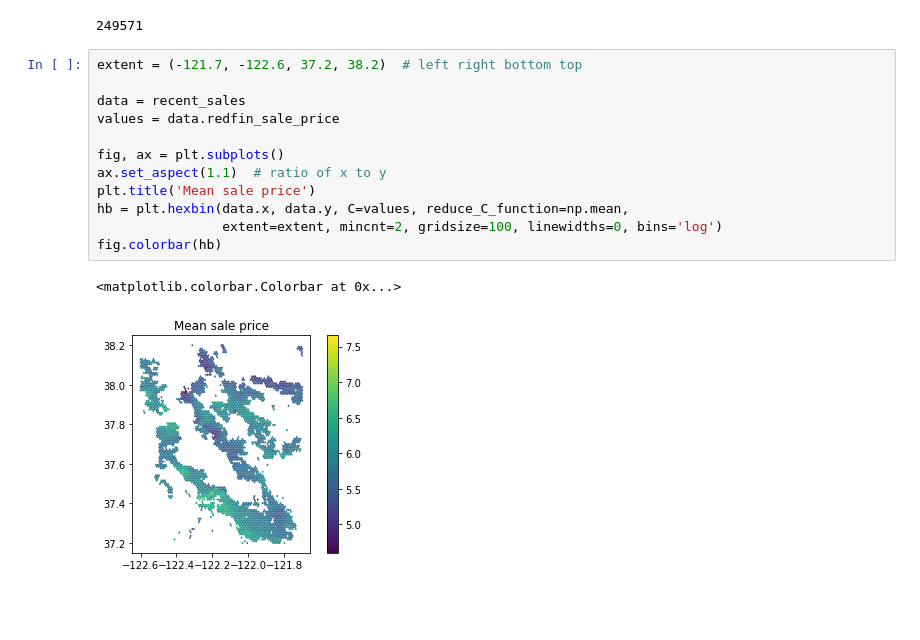
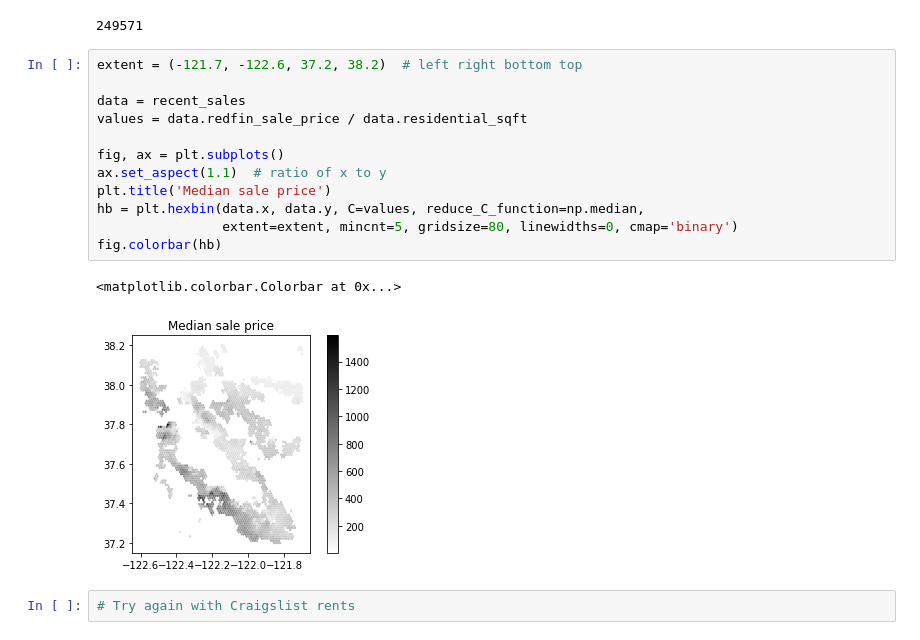
Before and after one commit to ual/displacement-chapter-replication, a Jupyter notebook: notebooks/UrbanSim-maps.ipynb, the cells around one changed output. Saved outputs shown, nothing was run; the diff lists cells and outputs as text; blank space fills up the shorter version.

Commit message:
Price and accessibility work in progress

```diff
--- a/notebooks/UrbanSim-maps.ipynb
+++ b/notebooks/UrbanSim-maps.ipynb
@@ -49,15 +49,17 @@ print(len(recent_sales))
 # %%
 extent = (-121.7, -122.6, 37.2, 38.2)  # left right bottom top
 
 data = recent_sales
-values = data.redfin_sale_price
+values = data.redfin_sale_price / data.residential_sqft
 
 fig, ax = plt.subplots()
 ax.set_aspect(1.1)  # ratio of x to y
-plt.title('Mean sale price')
-hb = plt.hexbin(data.x, data.y, C=values, reduce_C_function=np.mean,
-                extent=extent, mincnt=2, gridsize=100, linewidths=0, bins='log')
+plt.title('Median sale price')
+hb = plt.hexbin(data.x, data.y, C=values, reduce_C_function=np.median,
+                extent=extent, mincnt=5, gridsize=80, linewidths=0, cmap='binary')
 fig.colorbar(hb)
 # %% [output]
 <matplotlib.colorbar.Colorbar at 0x...>
-[figure, old version]
+[figure, new version]
+# %%
+# Try again with Craigslist rents
```
Also changed, not shown: parts of 16 cells of this notebook.
